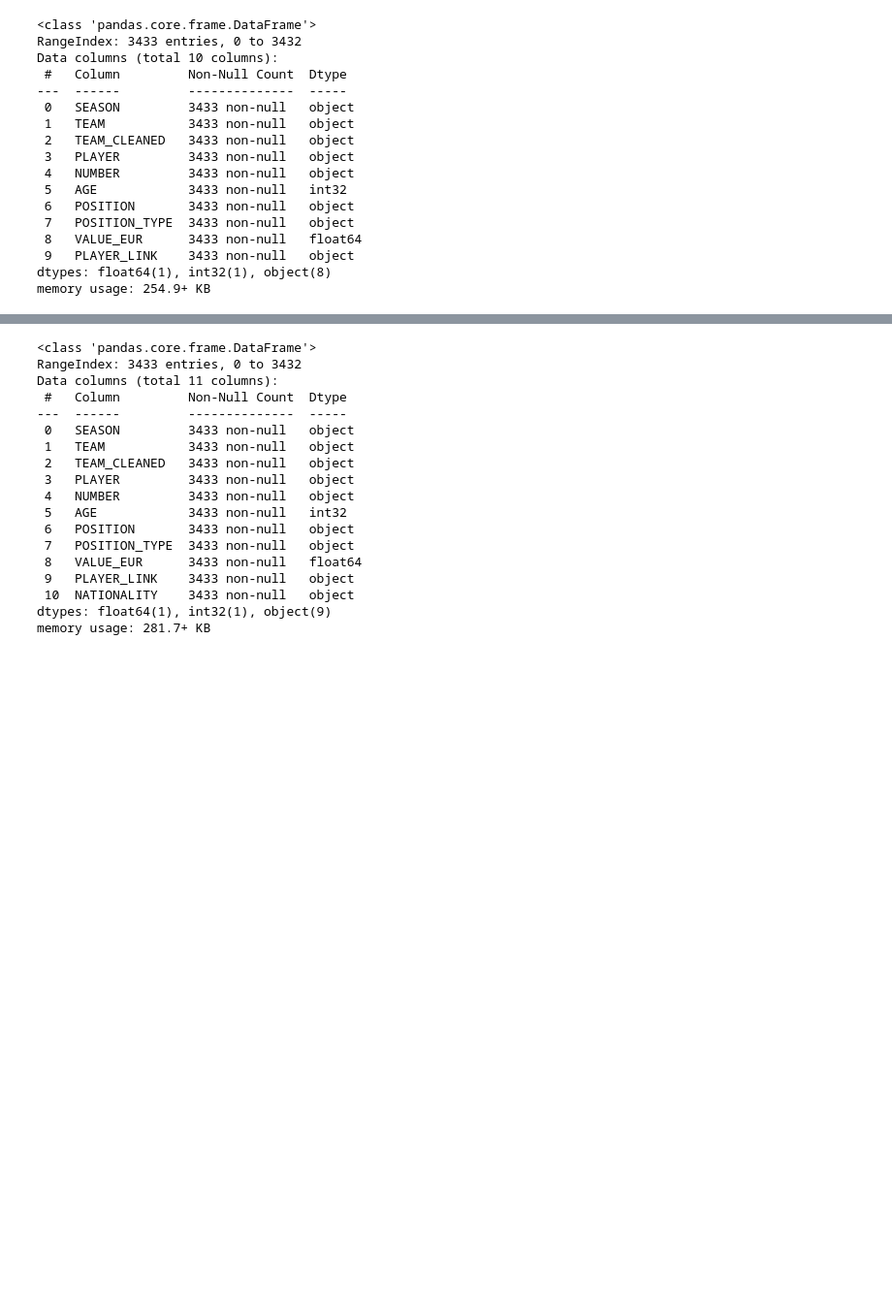
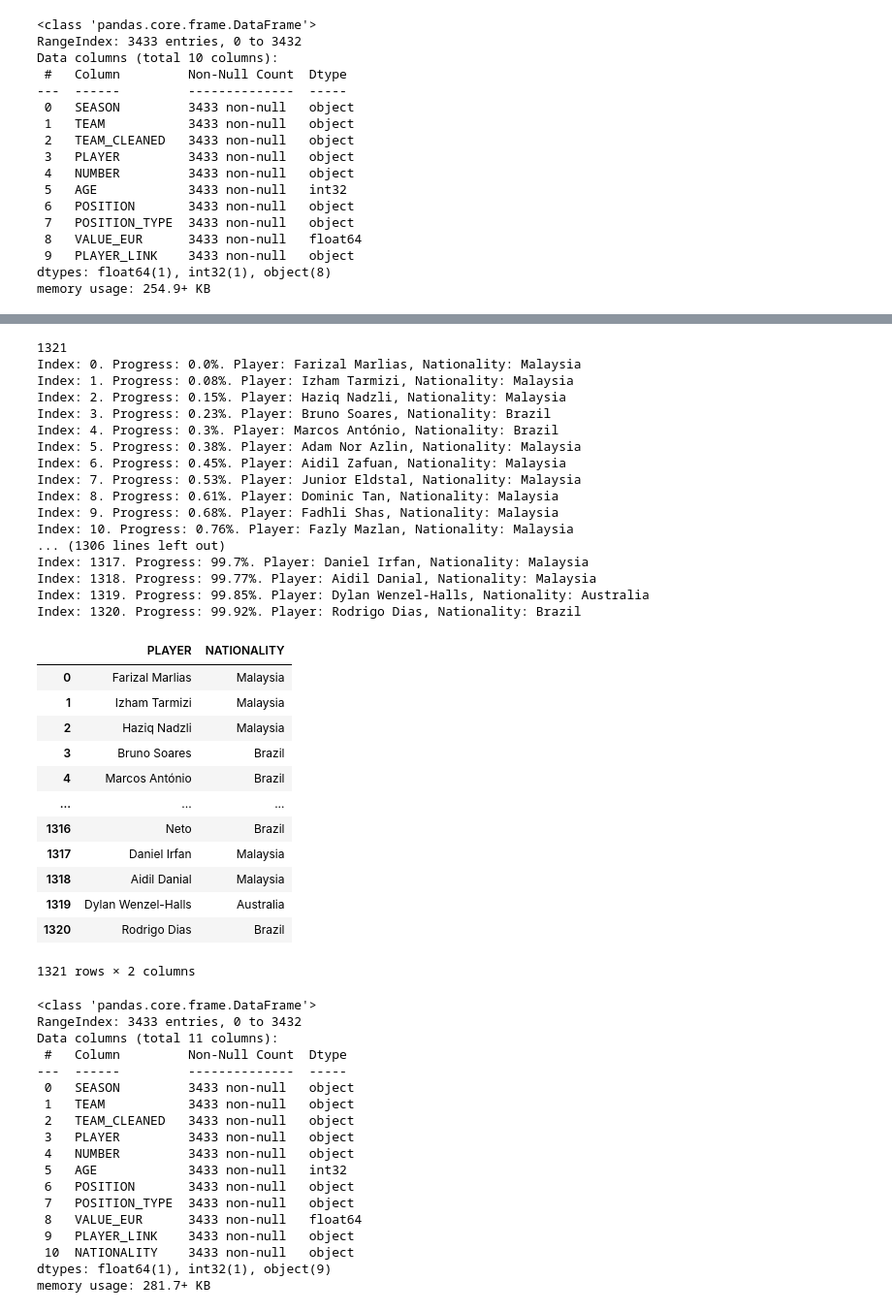
Before and after one commit to IzzatZanail/MalaysiaSuperLeague_TransfermrktDataScraping, a Jupyter notebook: MalaysiaSuperLeagueTransfermrktDataScraping.ipynb, the cells around one changed output, grey strips where cells are left out. Shown: that part at 97% size. Cells and saved outputs as stored; diff of their text form; code cells hidden in the pictures; blank space fills up the shorter version.

Commit message:
improved nationality data scraping process

```diff
--- a/MalaysiaSuperLeagueTransfermrktDataScraping.ipynb
+++ b/MalaysiaSuperLeagueTransfermrktDataScraping.ipynb
@@ -385,19 +408,63 @@ memory usage: 254.9+ KB
 # %%
-NationalityList = []
+# Create Player's nationality dataframe
 
-total_list = len(df_msl_player['PLAYER_LINK'])
+PlayerNameList = []
+PlayerNationalityList = []
 
-for i in range (0, len(df_msl_player['PLAYER_LINK']), 1):
-    #print(str(i) + ' ' + df_msl_player['PLAYER_LINK'][i])
-    page = df_msl_player['PLAYER_LINK'][i]
+total_list = len(player_links['PLAYER_LINK'])
+print(total_list)
+
+for i in range (0, total_list, 1):
+    page = player_links['PLAYER_LINK'][i]
     pageTree = requests.get(page, headers=headers)
     pageSoup = BeautifulSoup(pageTree.content, 'html.parser')
-    Nationality = pageSoup.find_all("img", {"class": "flaggenrahmen"})
 
-    Nation = Nationality[1].get('alt')
-    NationalityList.append(Nation)
+    Nationality = pageSoup.find_all('span', {'class': 'data-header__content', 'itemprop': 'nationality'})
 
-    print('Progress: ' + str(round((i/total_list)*100,2)) + '%')
+    PlayerFullName = player_links['PLAYER'][i]
+    PlayerNameList.append(PlayerFullName)
+
+    Nation = str(Nationality[0]).split('img alt="')[1].split('" class=')[0]
+    PlayerNationalityList.append(Nation)
+
+    print('Index: ' + str(i) + '. Progress: ' + str(round((i/total_list)*100,2)) + '%. Player: ' + PlayerFullName + ', Nationality: ' + Nation)
+
+df_player_nationality = pd.DataFrame({
+                'PLAYER':PlayerNameList,
+                'NATIONALITY':PlayerNationalityList
+                })
+df_player_nationality
+# %% [output]
+1321
+Index: 0. Progress: 0.0%. Player: Farizal Marlias, Nationality: Malaysia
+Index: 1. Progress: 0.08%. Player: Izham Tarmizi, Nationality: Malaysia
+Index: 2. Progress: 0.15%. Player: Haziq Nadzli, Nationality: Malaysia
+Index: 3. Progress: 0.23%. Player: Bruno Soares, Nationality: Brazil
+Index: 4. Progress: 0.3%. Player: Marcos António, Nationality: Brazil
+Index: 5. Progress: 0.38%. Player: Adam Nor Azlin, Nationality: Malaysia
+Index: 6. Progress: 0.45%. Player: Aidil Zafuan, Nationality: Malaysia
+Index: 7. Progress: 0.53%. Player: Junior Eldstal, Nationality: Malaysia
+Index: 8. Progress: 0.61%. Player: Dominic Tan, Nationality: Malaysia
+Index: 9. Progress: 0.68%. Player: Fadhli Shas, Nationality: Malaysia
+Index: 10. Progress: 0.76%. Player: Fazly Mazlan, Nationality: Malaysia
+... (1306 lines left out)
+Index: 1317. Progress: 99.7%. Player: Daniel Irfan, Nationality: Malaysia
+Index: 1318. Progress: 99.77%. Player: Aidil Danial, Nationality: Malaysia
+Index: 1319. Progress: 99.85%. Player: Dylan Wenzel-Halls, Nationality: Australia
+Index: 1320. Progress: 99.92%. Player: Rodrigo Dias, Nationality: Brazil
+|  | PLAYER | NATIONALITY |
+| 0 | Farizal Marlias | Malaysia |
+| 1 | Izham Tarmizi | Malaysia |
+| 2 | Haziq Nadzli | Malaysia |
+| 3 | Bruno Soares | Brazil |
+| 4 | Marcos António | Brazil |
+| ... | ... | ... |
+| 1316 | Neto | Brazil |
+| 1317 | Daniel Irfan | Malaysia |
+| 1318 | Aidil Danial | Malaysia |
+| 1319 | Dylan Wenzel-Halls | Australia |
+| 1320 | Rodrigo Dias | Brazil |
+1321 rows × 2 columns
 # %%
 # Add Nationality
 
```
Also changed, not shown: parts of 4 cells of this notebook, 1 other file.
